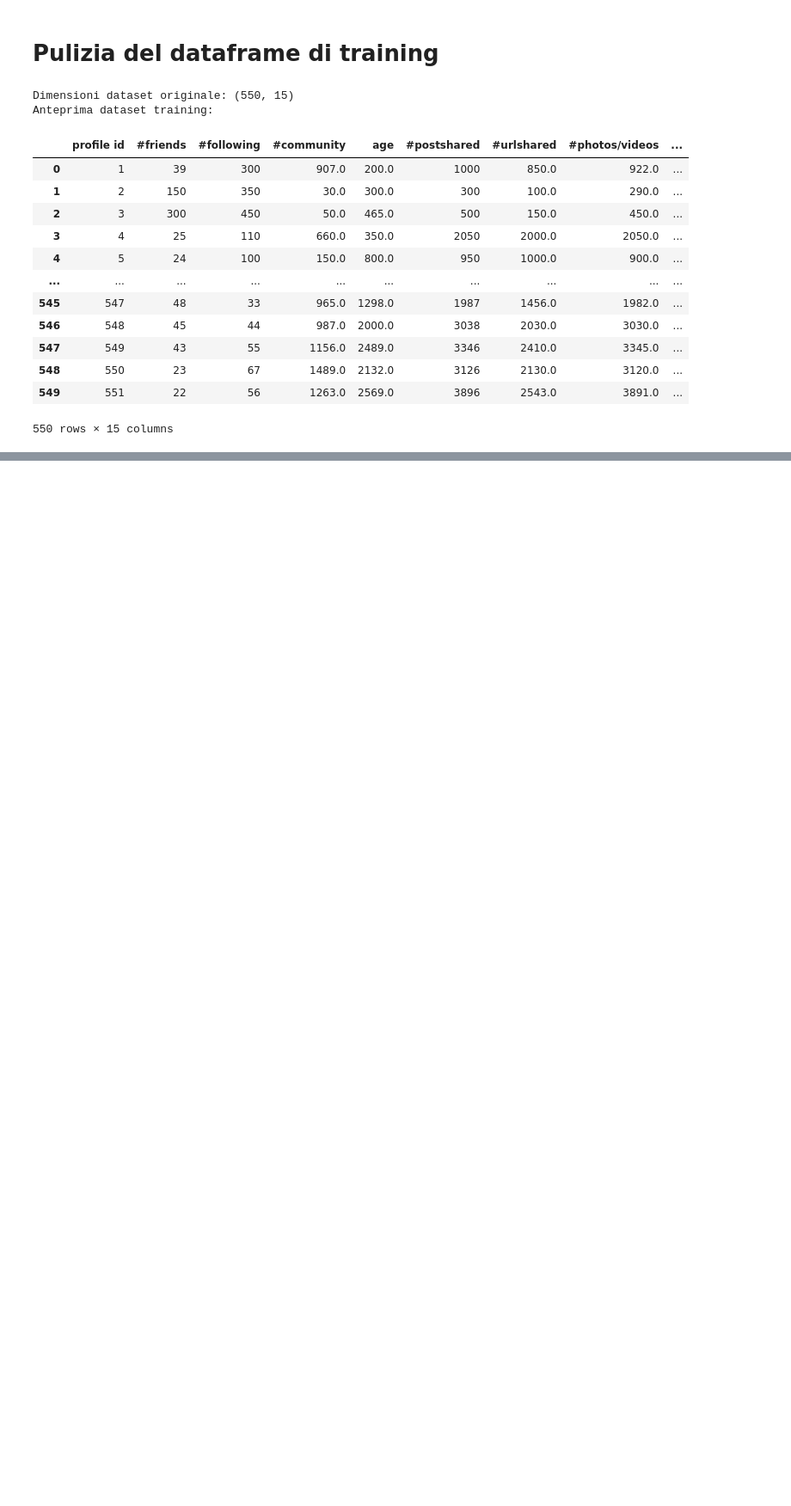
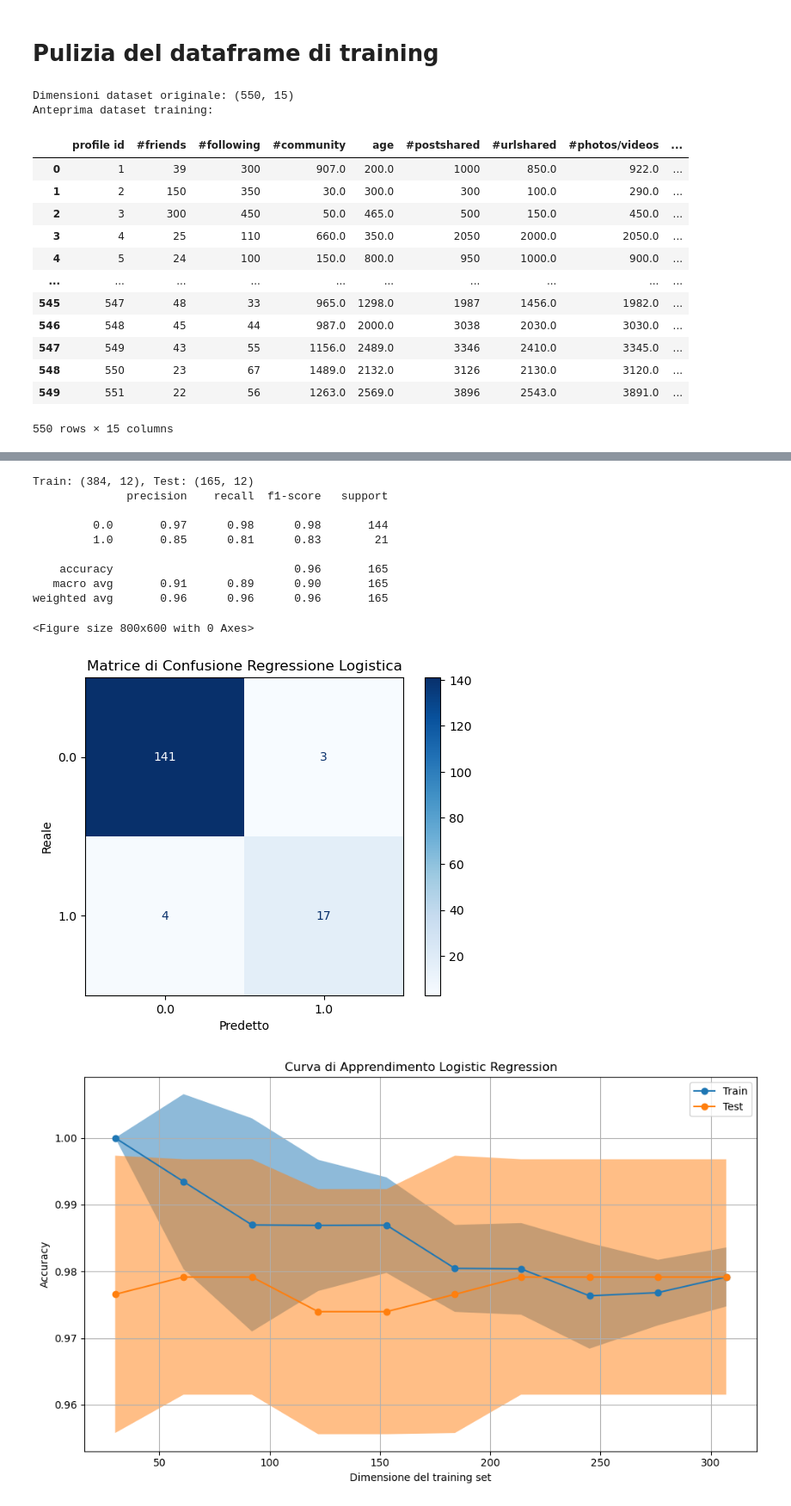
Before and after one commit to Surro03/Progetto_MachineLearning, a Jupyter notebook: puliziatraining.ipynb, the cells around one changed output, grey strips where cells are left out. Shown at 86% size. Saved outputs shown, nothing was run; the diff lists cells and outputs as text; code cells hidden in the pictures; blank space fills up the shorter version.

```diff
--- a/puliziatraining.ipynb
+++ b/puliziatraining.ipynb
@@ -160,0 +166,77 @@ max           2400.00           482.00       47.00      58.00       32.00
+# %%
+#Logistic Regression
+from sklearn.metrics import ConfusionMatrixDisplay
+from sklearn.linear_model import LogisticRegression
+from sklearn.pipeline import make_pipeline
+from sklearn.model_selection import LearningCurveDisplay
+
+# Prepariamo i dati
+feature_cols = ['#friends', '#following', '#community', '#postshared', '#urlshared',
+                '#photos/videos', 'avgcomment/post', 'likes/post', 'tags/post', '#tags/post', 'fpurls', 'fpphotos/videos']
+
+X = training_clean[feature_cols].values
+y = training_clean['Label'].values
+
+# Normalizzazione
+scaler = StandardScaler()
+X_scaled = scaler.fit_transform(X)
+
+# Train/test split
+X_train, X_test, y_train, y_test = train_test_split(X, y, test_size=0.3, random_state=15)
+
+
+print(f"Train: {X_train.shape}, Test: {X_test.shape}")
+
+pipe = make_pipeline(StandardScaler(), LogisticRegression(max_iter=1500))
+pipe.fit(X_train, y_train)
+
+# Predizioni
+y_pred = pipe.predict(X_test)
+
+# Valutazione
+print(classification_report(y_test, y_pred))
+
+#Confusion Matrix
+cm = confusion_matrix(y_test, y_pred)
+disp = ConfusionMatrixDisplay(confusion_matrix=cm, display_labels=np.unique(y_test))
+plt.figure(figsize=(8, 6))
+disp.plot(cmap='Blues', values_format='d')
+plt.title("Matrice di Confusione Regressione Logistica")
+plt.xlabel("Predetto")
+plt.ylabel("Reale")
+plt.show()
+
+validation_params = {
+    "X": X_train,
+    "y": y_train,
+    "train_sizes": np.linspace(0.1, 1.0, 10),
+    "score_type": "both",
+    "n_jobs": 4,
+    "line_kw": {"marker": "o"},
+    "std_display_style": "fill_between",
+    "score_name": "Accuracy",
+}
+
+fig, ax = plt.subplots(figsize=(10, 6))
+LearningCurveDisplay.from_estimator(pipe, ax=ax, **validation_params)
+
+ax.set_title("Curva di Apprendimento Logistic Regression")
+ax.set_xlabel("Dimensione del training set")
+ax.set_ylabel("Accuracy")
+ax.legend(loc='best')
+ax.grid(True)
+plt.tight_layout()
+plt.show()
+# %% [output]
+Train: (384, 12), Test: (165, 12)
+              precision    recall  f1-score   support
+
+         0.0       0.97      0.98      0.98       144
+         1.0       0.85      0.81      0.83        21
+
+    accuracy                           0.96       165
+   macro avg       0.91      0.89      0.90       165
+weighted avg       0.96      0.96      0.96       165
+<Figure size 800x600 with 0 Axes>
+[figure, added]
+[figure, added]
```
Also changed, not shown: parts of 3 cells of this notebook, 2 other files.
